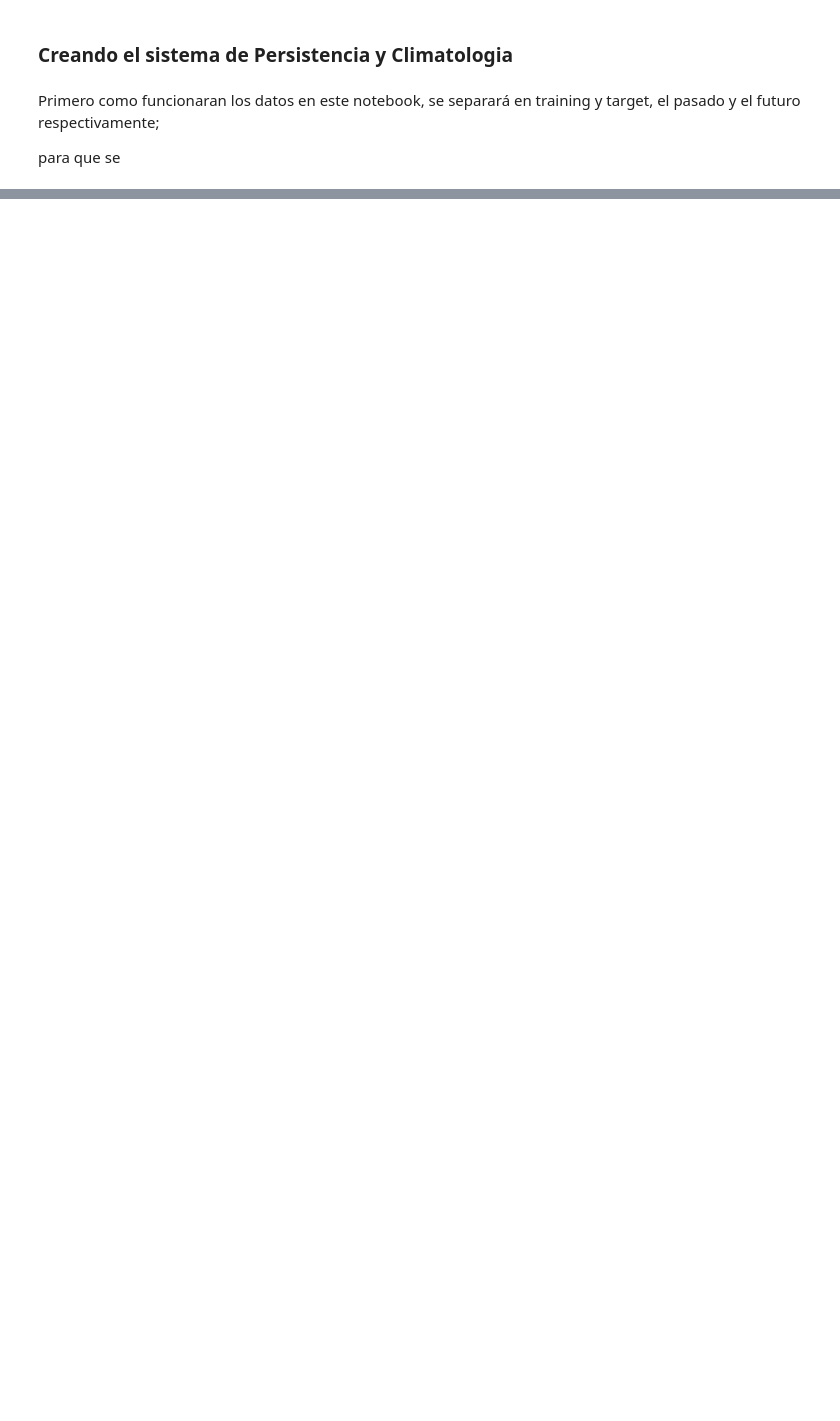
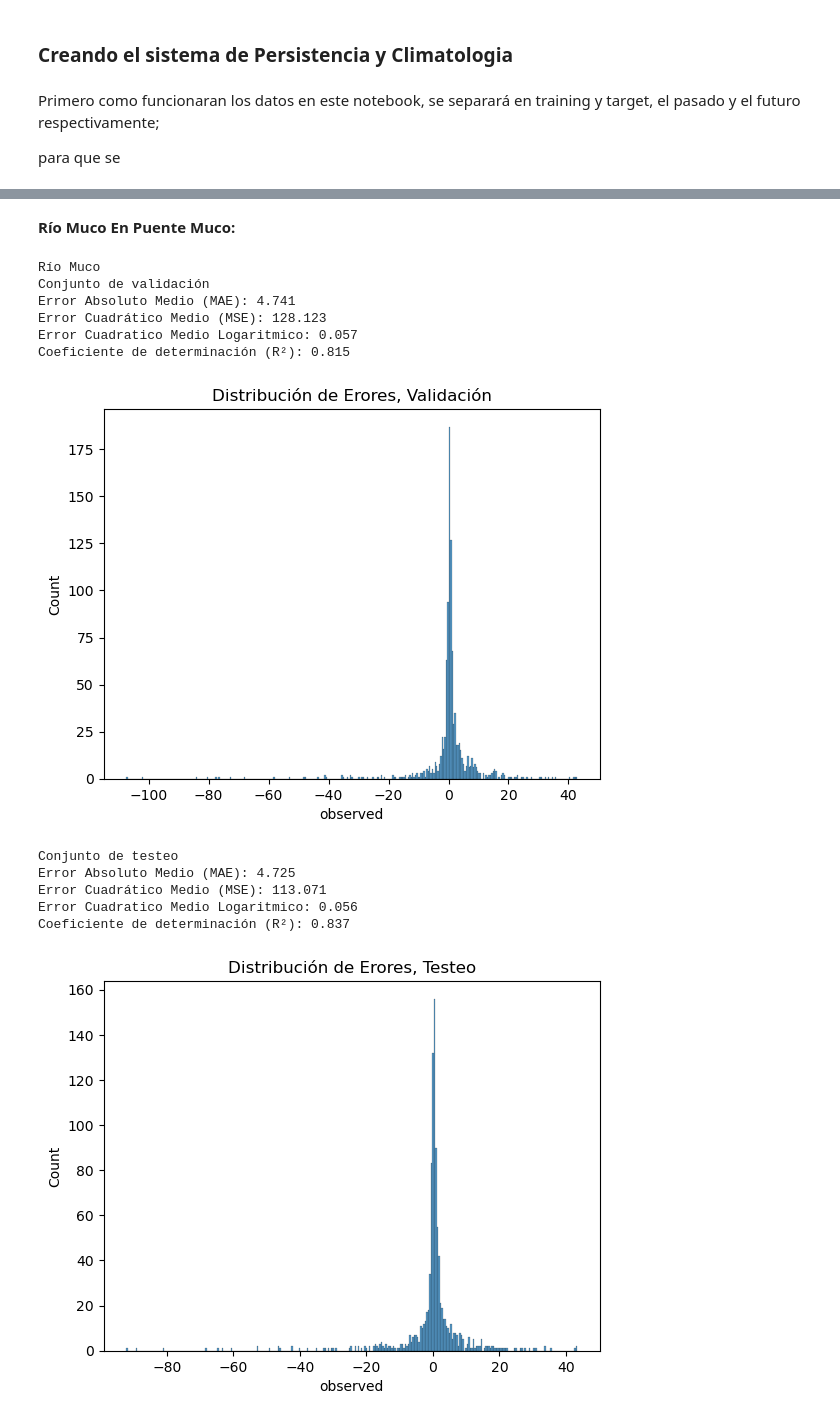
Before and after one commit to fbientrigo/machine-learning, a Jupyter notebook: Curso IA/0628 - trabajo 4/Trabajo4_20230613.ipynb, the cells around one changed output, grey strips where cells are left out. Saved outputs shown, nothing was run; the diff lists cells and outputs as text; code cells hidden in the pictures; blank space fills up the shorter version.

```diff
--- a/Curso IA/0628 - trabajo 4/Trabajo4_20230613.ipynb
+++ b/Curso IA/0628 - trabajo 4/Trabajo4_20230613.ipynb
@@ -516,0 +553,6 @@ Construya un modelo de redes neuronales para cada una de las cuencas del archivo
+# %%
+model = RandomForestRegressor(random_state=42)
+#Se construye un objeto RandomForestRegressor() que representa el modelo de regresión de Random Forest
+# %%
+# Se define el diccionario param_grid que contiene las combinaciones de valores de hiperparámetros que se probarán durante la búsqueda.
+param_grid = {'n_estimators': [50], 'max_depth': [5, 10], 'min_samples_split': [10, 15], 'min_samples_leaf': [5, 10], 'max_features': ['auto','sqrt','log2']}
@@ -516,0 +614,11 @@ Construya un modelo de redes neuronales para cada una de las cuencas del archivo
+# %%
+# Crear los modelos
+# **dictionary, es una manera de pasar argumentos de manera comoda y pythonica a una función
+best_model0 = RandomForestRegressor(**best_params0)
+best_model1 = RandomForestRegressor(**best_params1)
+best_model2 = RandomForestRegressor(**best_params2)
+# %%
+%%time
+best_model0.fit(X0_train, y0_train)
+best_model1.fit(X1_train, y1_train)
+best_model2.fit(X2_train, y2_train)
@@ -516,0 +633,2 @@ Construya un modelo de redes neuronales para cada una de las cuencas del archivo
+# %% [markdown]
+ **Río Muco En Puente Muco:**
@@ -516,0 +701,17 @@ Construya un modelo de redes neuronales para cada una de las cuencas del archivo
+# %%
+rio = "Río Muco"
+medir_error(X0_val, X0_test, X0_train, y0_val, y0_test, y0_train, best_model0, rio)
+# %% [output]
+Río Muco
+Conjunto de validación
+Error Absoluto Medio (MAE): 4.741
+Error Cuadrático Medio (MSE): 128.123
+Error Cuadratico Medio Logaritmico: 0.057
+Coeficiente de determinación (R²): 0.815
+[figure, added]
+Conjunto de testeo
+Error Absoluto Medio (MAE): 4.725
+Error Cuadrático Medio (MSE): 113.071
+Error Cuadratico Medio Logaritmico: 0.056
+Coeficiente de determinación (R²): 0.837
+[figure, added]
```
Also changed, not shown: parts of 44 cells of this notebook, 7 other files.
